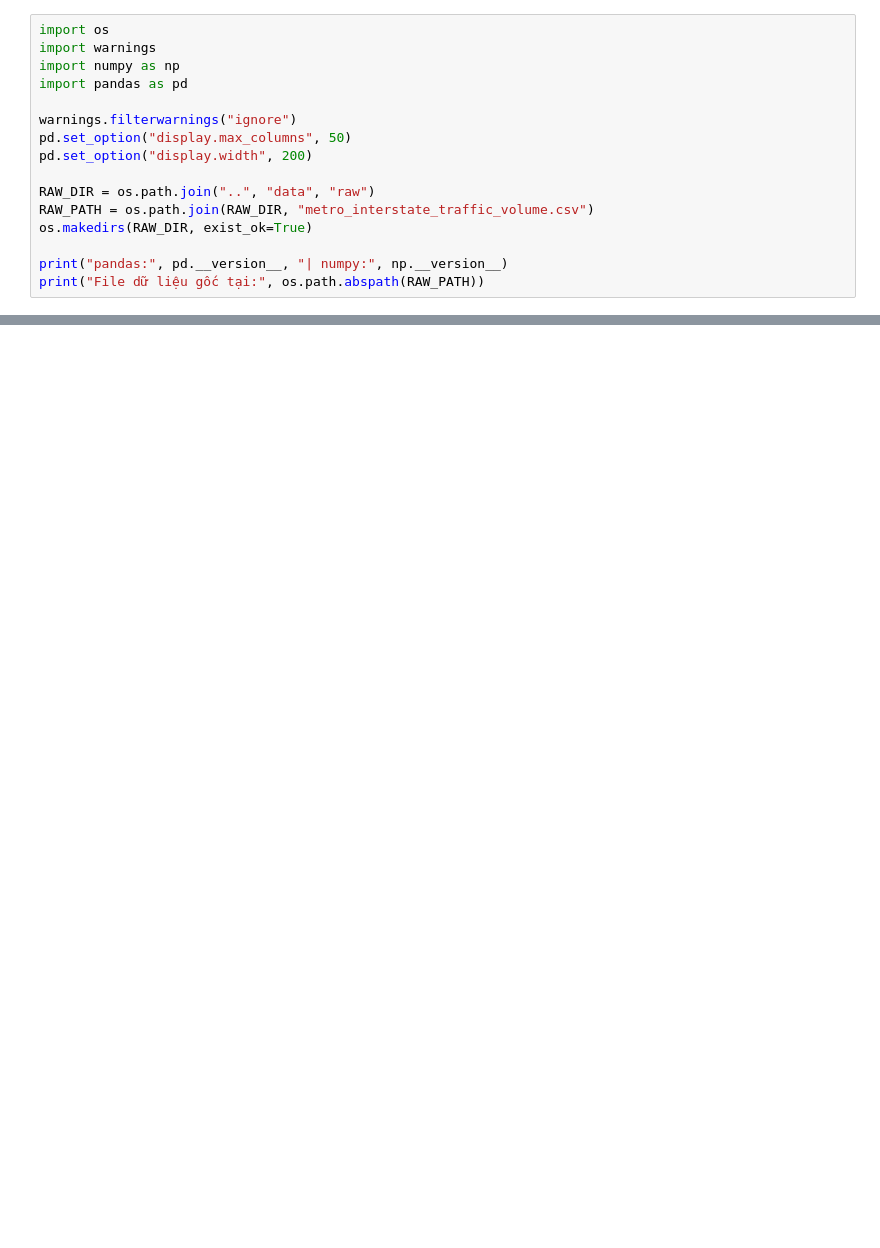
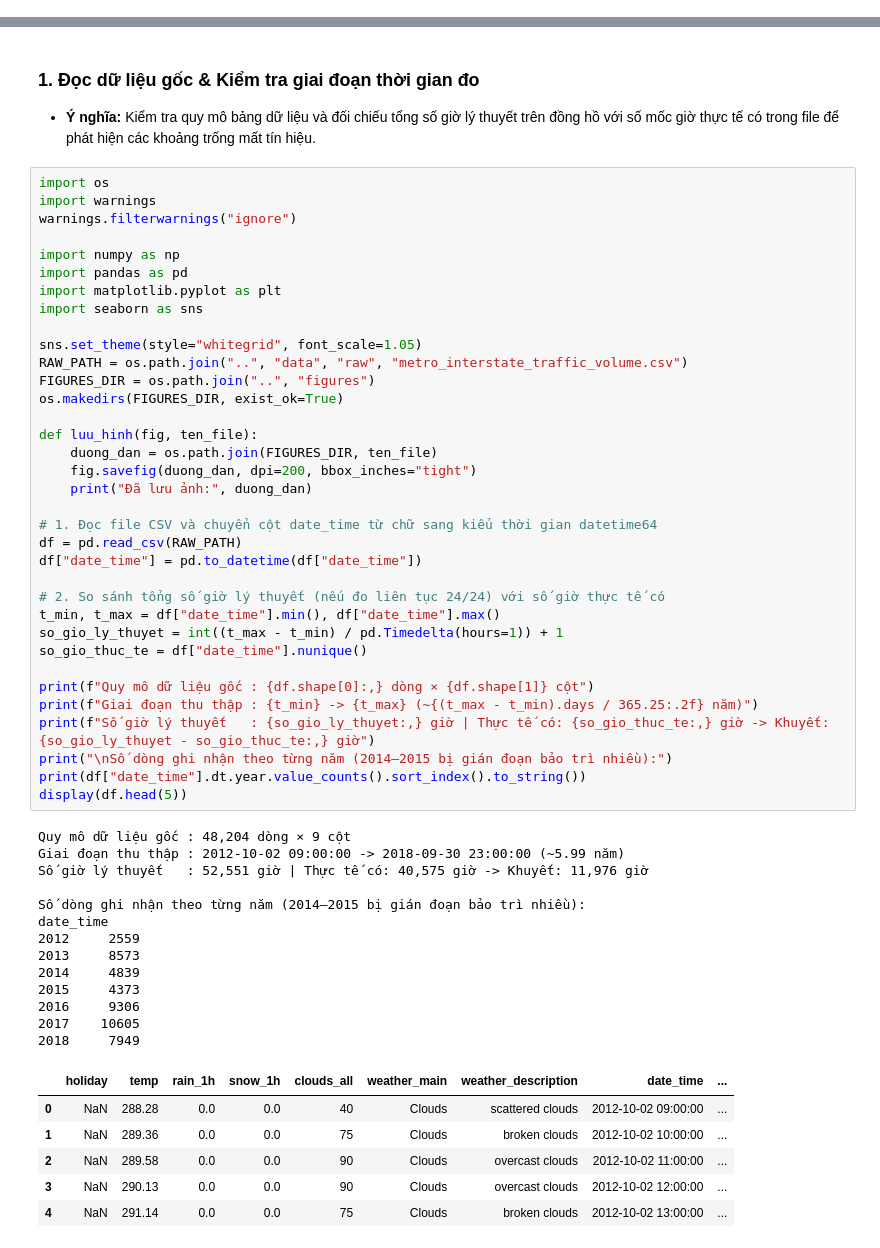
Before and after one commit to duchihi06/btl_nh-m_3, a Jupyter notebook: code/note_01.ipynb, the cells around one changed output, grey strips where cells are left out. Cells and saved outputs as stored; diff of their text form; blank space fills up the shorter version.

```diff
--- a/code/note_01.ipynb
+++ b/code/note_01.ipynb
@@ -8,16 +0,0 @@
-# %%
-import os
-import warnings
-import numpy as np
-import pandas as pd
-
-warnings.filterwarnings("ignore")
-pd.set_option("display.max_columns", 50)
-pd.set_option("display.width", 200)
-
-RAW_DIR = os.path.join("..", "data", "raw")
-RAW_PATH = os.path.join(RAW_DIR, "metro_interstate_traffic_volume.csv")
-os.makedirs(RAW_DIR, exist_ok=True)
-
-print("pandas:", pd.__version__, "| numpy:", np.__version__)
-print("File dữ liệu gốc tại:", os.path.abspath(RAW_PATH))
@@ -165,0 +7,58 @@ Ví dụ mốc giờ lặp nhiều dòng nhất (2013-04-18 22:00:00 - 6 dòng):
+# %% [markdown]
+### 1. Đọc dữ liệu gốc & Kiểm tra giai đoạn thời gian đo
+* **Ý nghĩa:** Kiểm tra quy mô bảng dữ liệu và đối chiếu tổng số giờ lý thuyết trên đồng hồ với số mốc giờ thực tế có trong file để phát hiện các khoảng trống mất tín hiệu.
+# %%
+import os
+import warnings
+warnings.filterwarnings("ignore")
+
+import numpy as np
+import pandas as pd
+import matplotlib.pyplot as plt
+import seaborn as sns
+
+sns.set_theme(style="whitegrid", font_scale=1.05)
+RAW_PATH = os.path.join("..", "data", "raw", "metro_interstate_traffic_volume.csv")
+FIGURES_DIR = os.path.join("..", "figures")
+os.makedirs(FIGURES_DIR, exist_ok=True)
+
+def luu_hinh(fig, ten_file):
+    duong_dan = os.path.join(FIGURES_DIR, ten_file)
+    fig.savefig(duong_dan, dpi=200, bbox_inches="tight")
+    print("Đã lưu ảnh:", duong_dan)
+
+# 1. Đọc file CSV và chuyển cột date_time từ chữ sang kiểu thời gian datetime64
+df = pd.read_csv(RAW_PATH)
+df["date_time"] = pd.to_datetime(df["date_time"])
+
+# 2. So sánh tổng số giờ lý thuyết (nếu đo liên tục 24/24) với số giờ thực tế có
+t_min, t_max = df["date_time"].min(), df["date_time"].max()
+so_gio_ly_thuyet = int((t_max - t_min) / pd.Timedelta(hours=1)) + 1
+so_gio_thuc_te = df["date_time"].nunique()
+
+print(f"Quy mô dữ liệu gốc : {df.shape[0]:,} dòng × {df.shape[1]} cột")
+print(f"Giai đoạn thu thập : {t_min} -> {t_max} (~{(t_max - t_min).days / 365.25:.2f} năm)")
+print(f"Số giờ lý thuyết   : {so_gio_ly_thuyet:,} giờ | Thực tế có: {so_gio_thuc_te:,} giờ -> Khuyết: {so_gio_ly_thuyet - so_gio_thuc_te:,} giờ")
+print("\nSố dòng ghi nhận theo từng năm (2014–2015 bị gián đoạn bảo trì nhiều):")
+print(df["date_time"].dt.year.value_counts().sort_index().to_string())
+display(df.head(5))
+# %% [output]
+Quy mô dữ liệu gốc : 48,204 dòng × 9 cột
+Giai đoạn thu thập : 2012-10-02 09:00:00 -> 2018-09-30 23:00:00 (~5.99 năm)
+Số giờ lý thuyết   : 52,551 giờ | Thực tế có: 40,575 giờ -> Khuyết: 11,976 giờ
+
+Số dòng ghi nhận theo từng năm (2014–2015 bị gián đoạn bảo trì nhiều):
+date_time
+2012     2559
+2013     8573
+2014     4839
+2015     4373
+2016     9306
+2017    10605
+2018     7949
+|  | holiday | temp | rain_1h | snow_1h | clouds_all | weather_main | weather_description | date_time | ... |
+| 0 | NaN | 288.28 | 0.0 | 0.0 | 40 | Clouds | scattered clouds | 2012-10-02 09:00:00 | ... |
+| 1 | NaN | 289.36 | 0.0 | 0.0 | 75 | Clouds | broken clouds | 2012-10-02 10:00:00 | ... |
+| 2 | NaN | 289.58 | 0.0 | 0.0 | 90 | Clouds | overcast clouds | 2012-10-02 11:00:00 | ... |
+| 3 | NaN | 290.13 | 0.0 | 0.0 | 90 | Clouds | overcast clouds | 2012-10-02 12:00:00 | ... |
+| 4 | NaN | 291.14 | 0.0 | 0.0 | 75 | Clouds | broken clouds | 2012-10-02 13:00:00 | ... |
```
Also changed, not shown: parts of 24 cells of this notebook, 38 other files.
